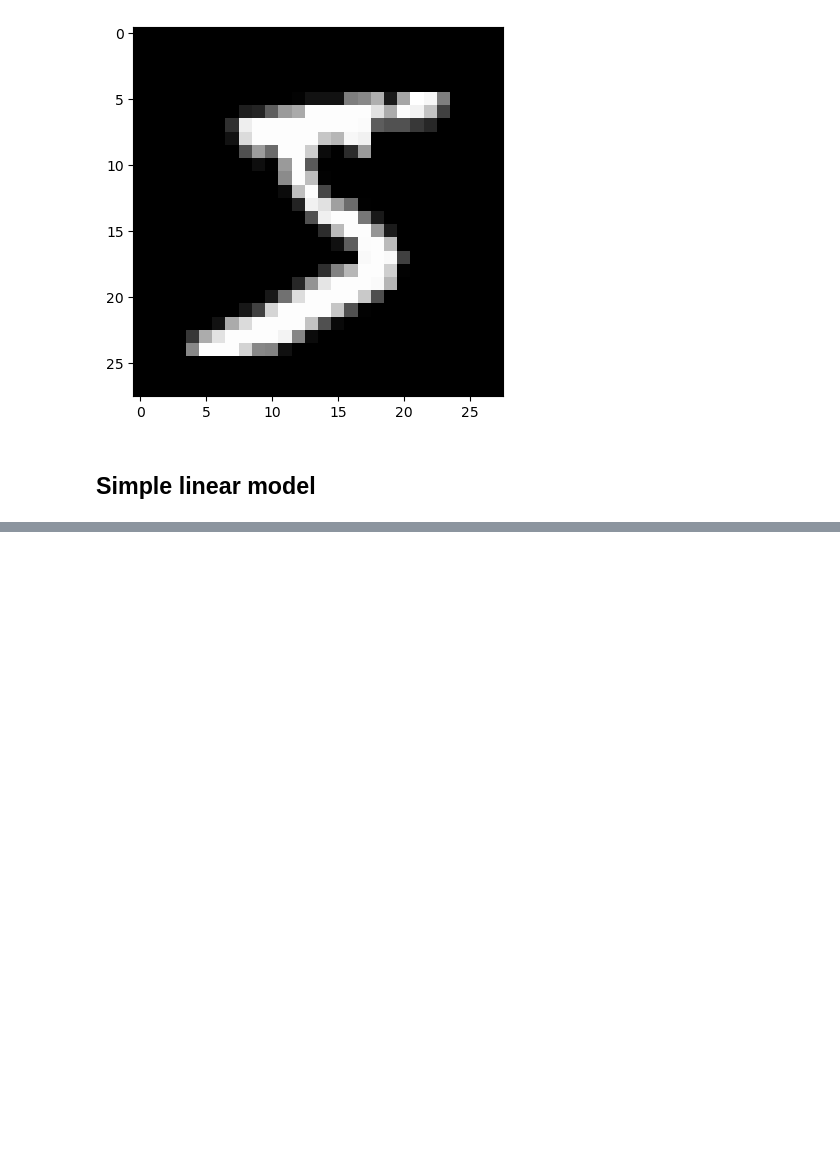
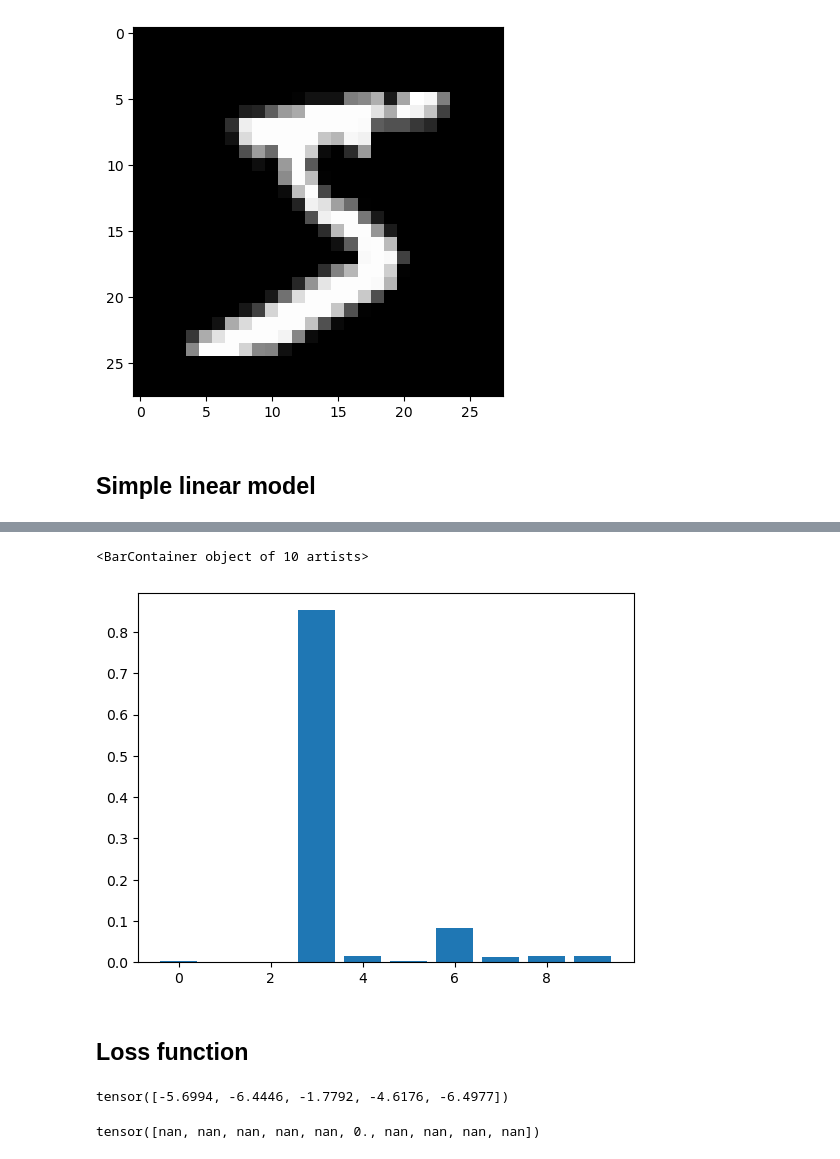
Before and after one commit to mshahoyi/learning_ai, a Jupyter notebook: mnist.ipynb, the cells around one changed output, grey strips where cells are left out. Drawn from its saved outputs; the diff is of its cells as text; code cells hidden in the pictures; blank space fills up the shorter version.

```diff
--- a/mnist.ipynb
+++ b/mnist.ipynb
@@ -95,0 +135,26 @@ class Linear():
+# %%
+def softmax(x):
+    x = x - torch.max(x, axis=1).values[:, None]
+    return x.exp() / x.exp().sum(1)[:, None]
+
+class Linear():
+    def __init__(self, final_act=softmax):
+        n_out = 10
+        n_in = x_train.shape[1]
+        self.weights = torch.rand((n_in, n_out))
+        self.biases = torch.rand(n_out)
+        self.final_act = final_act
+
+    def forward(self, xb):
+        return self.final_act(torch.einsum('ij,jk->ik', xb, self.weights) + self.biases)
+
+    def train(self):
+        self.weights.requires_grad_(True)
+        self.biases.requires_grad_(True)
+
+    def eval(self):
+        self.weights.requires_grad_(False)
+        self.biases.requires_grad_(False)
+# %%
+model = Linear()
+preds = model.forward(x_train[:5]); preds
@@ -95,0 +167,5 @@ class Linear():
+# %%
+plt.bar(classes, preds[0])
+# %% [output]
+<BarContainer object of 10 artists>
+[figure, added]
@@ -95,0 +177,15 @@ class Linear():
+# %% [markdown]
+## Loss function
+# %%
+y_train_oh = F.one_hot(y_train, num_classes=len(classes))
+
+# should give me a big loss for 5
+(y_train_oh[:5]*preds.log()).sum(1)
+# %% [output]
+tensor([-5.6994, -6.4446, -1.7792, -4.6176, -6.4977])
+# %%
+# should be zero
+true_pred = torch.zeros(10); true_pred[5] = 1; true_pred
+y_train_oh[0]*true_pred.log()
+# %% [output]
+tensor([nan, nan, nan, nan, nan, 0., nan, nan, nan, nan])
```
Also changed, not shown: parts of 17 cells of this notebook.
